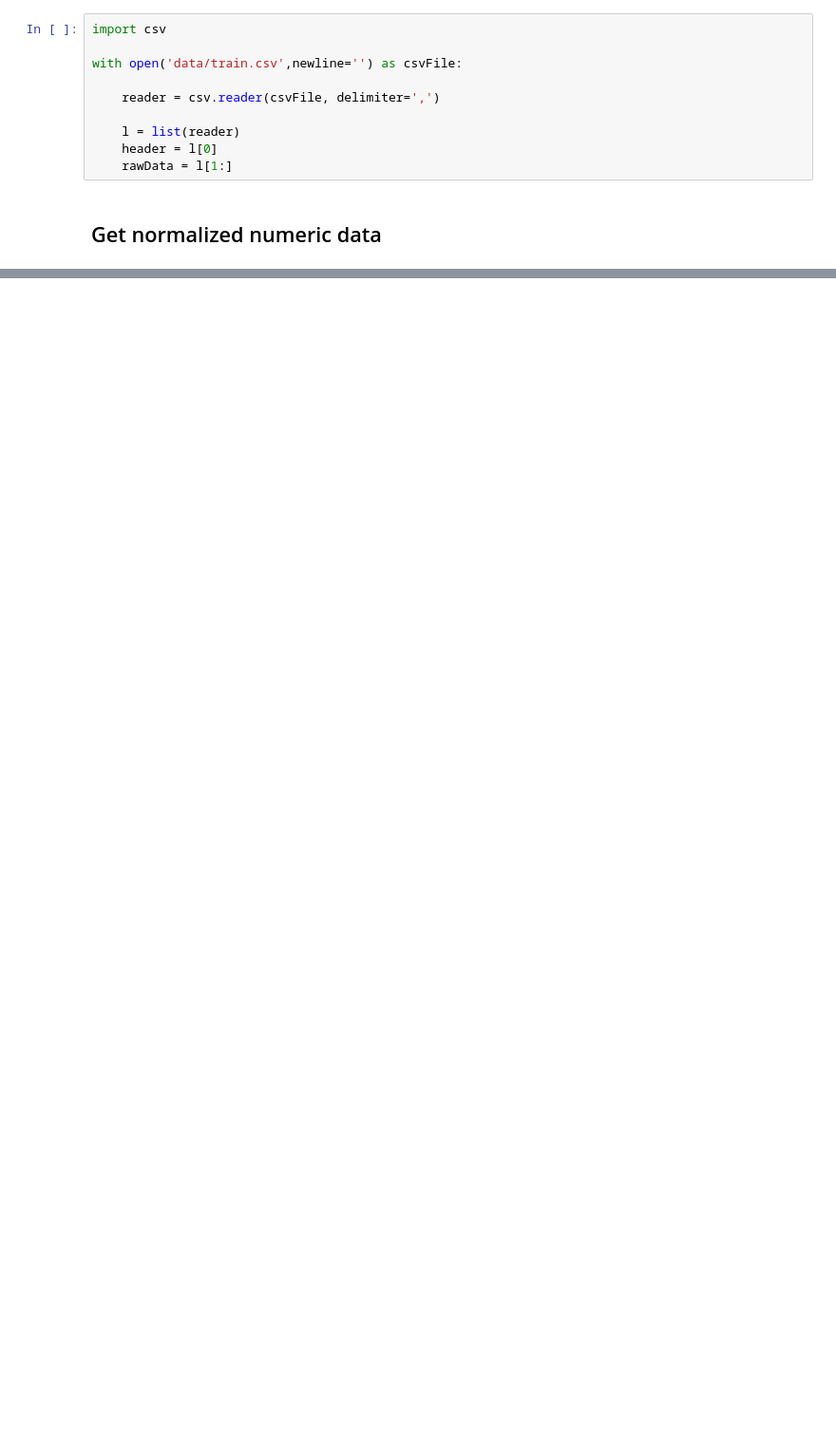
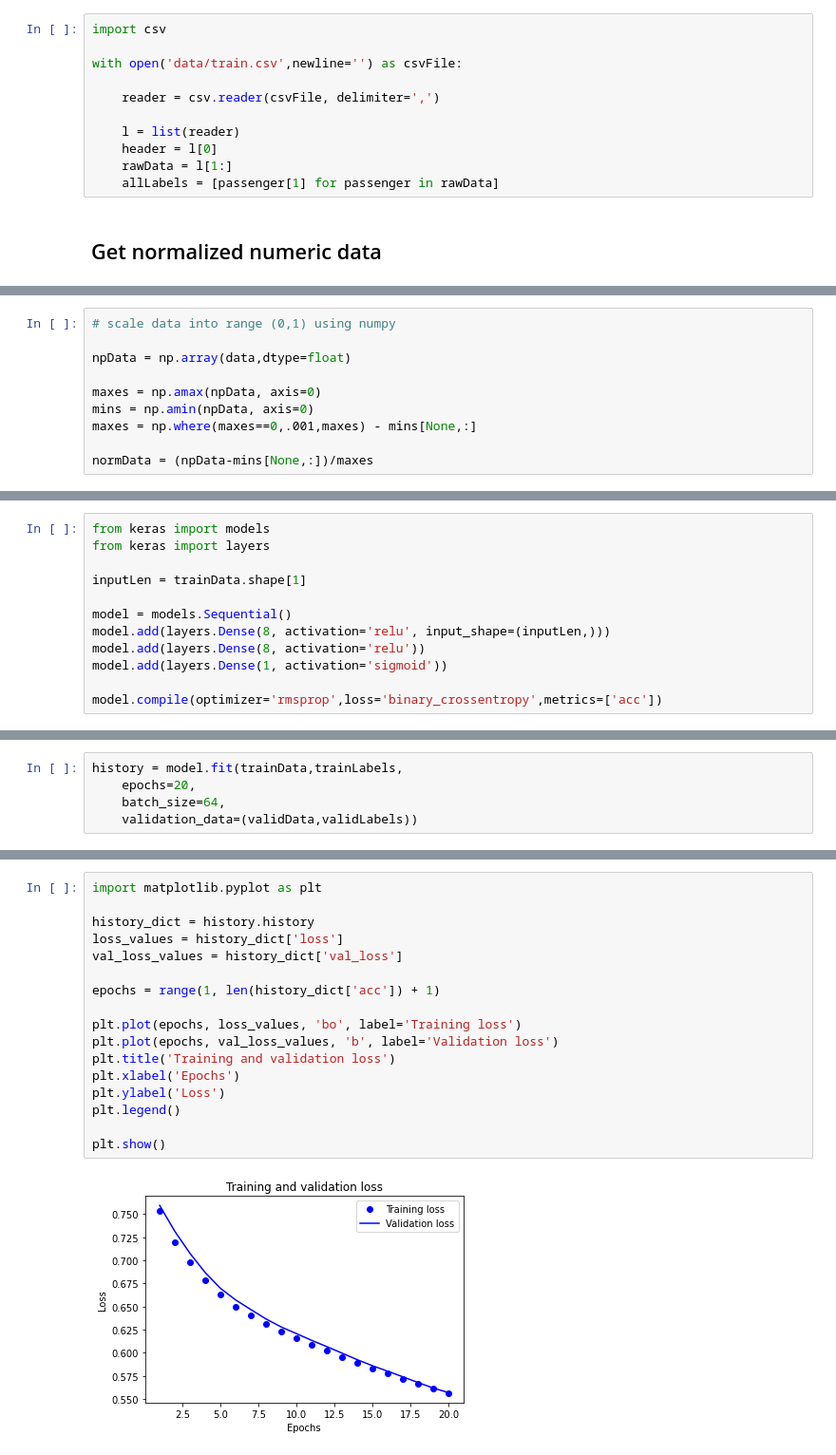
Before and after one commit to hyperi0/kaggle, a Jupyter notebook: titanic.ipynb, the cells around one changed output, grey strips where cells are left out. Shown at 95% size. Cells and saved outputs as stored; diff of their text form; blank space fills up the shorter version.

Commit message:
trained basic model

```diff
--- a/titanic.ipynb
+++ b/titanic.ipynb
@@ -12,6 +12,7 @@ with open('data/train.csv',newline='') as csvFile:
     l = list(reader)
     header = l[0]
     rawData = l[1:]
+    allLabels = [passenger[1] for passenger in rawData]
 # %% [markdown]
 ## Get normalized numeric data
 # %%
@@ -61,0 +45,10 @@ trainData = [[(passenger[field]-fieldLows[field])/ \
+# %%
+# scale data into range (0,1) using numpy
+
+npData = np.array(data,dtype=float)
+
+maxes = np.amax(npData, axis=0)
+mins = np.amin(npData, axis=0)
+maxes = np.where(maxes==0,.001,maxes) - mins[None,:]
+
+normData = (npData-mins[None,:])/maxes
@@ -61,0 +71,12 @@ trainData = [[(passenger[field]-fieldLows[field])/ \
+# %%
+from keras import models
+from keras import layers
+
+inputLen = trainData.shape[1]
+
+model = models.Sequential()
+model.add(layers.Dense(8, activation='relu', input_shape=(inputLen,)))
+model.add(layers.Dense(8, activation='relu'))
+model.add(layers.Dense(1, activation='sigmoid'))
+
+model.compile(optimizer='rmsprop',loss='binary_crossentropy',metrics=['acc'])
@@ -61,0 +85,5 @@ trainData = [[(passenger[field]-fieldLows[field])/ \
+# %%
+history = model.fit(trainData,trainLabels,
+    epochs=20,
+    batch_size=64,
+    validation_data=(validData,validLabels))
@@ -61,0 +110,19 @@ trainData = [[(passenger[field]-fieldLows[field])/ \
+# %%
+import matplotlib.pyplot as plt
+
+history_dict = history.history
+loss_values = history_dict['loss']
+val_loss_values = history_dict['val_loss']
+
+epochs = range(1, len(history_dict['acc']) + 1)
+
+plt.plot(epochs, loss_values, 'bo', label='Training loss')
+plt.plot(epochs, val_loss_values, 'b', label='Validation loss')
+plt.title('Training and validation loss')
+plt.xlabel('Epochs')
+plt.ylabel('Loss')
+plt.legend()
+
+plt.show()
+# %% [output]
+[figure, added]
```
Also changed, not shown: parts of 10 cells of this notebook.
